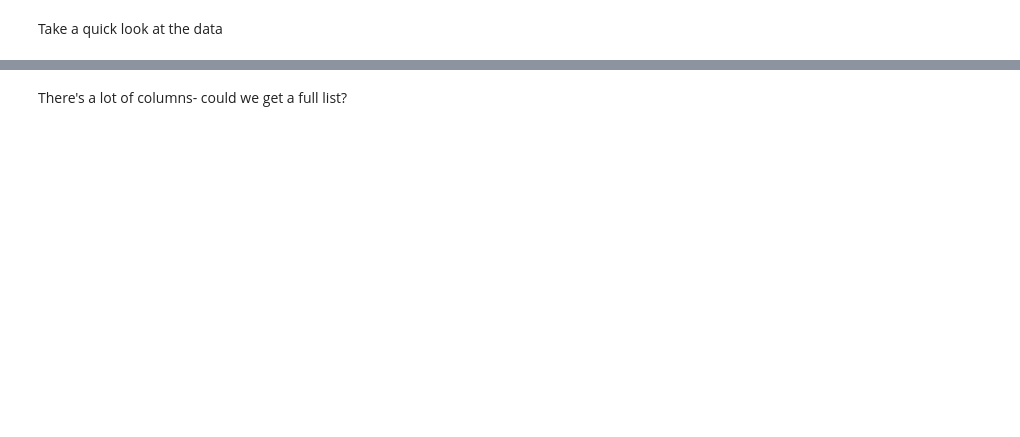
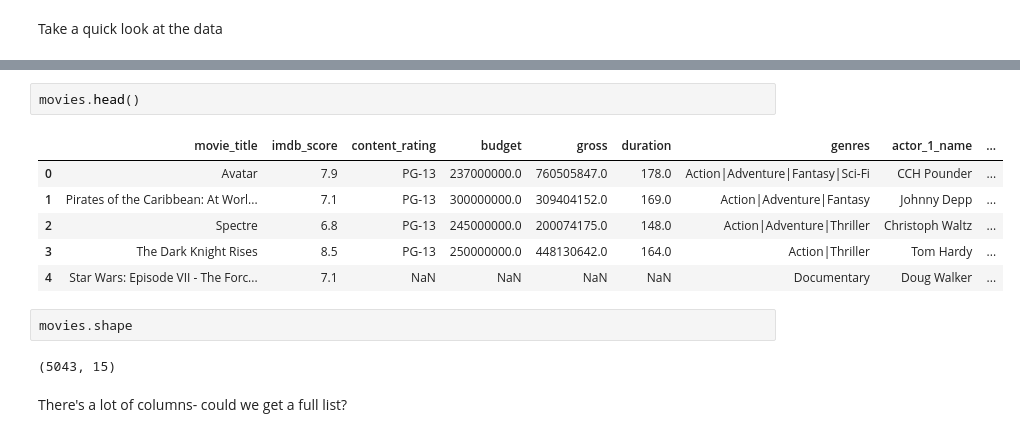
Before and after one commit to ishaandey/node, a Jupyter notebook: week-2/pandas_notes.ipynb, the cells around one changed output, grey strips where cells are left out. Cells and saved outputs as stored; diff of their text form; blank space fills up the shorter version.

```diff
--- a/week-2/pandas_notes.ipynb
+++ b/week-2/pandas_notes.ipynb
@@ -18,2 +14,15 @@ Take a quick look at the data
+# %%
+movies.head()
+# %% [output]
+|  | movie_title | imdb_score | content_rating | budget | gross | duration | genres | actor_1_name | ... |
+| 0 | Avatar | 7.9 | PG-13 | 237000000.0 | 760505847.0 | 178.0 | Action|Adventure|Fantasy|Sci-Fi | CCH Pounder | ... |
+| 1 | Pirates of the Caribbean: At Worl... | 7.1 | PG-13 | 300000000.0 | 309404152.0 | 169.0 | Action|Adventure|Fantasy | Johnny Depp | ... |
+| 2 | Spectre | 6.8 | PG-13 | 245000000.0 | 200074175.0 | 148.0 | Action|Adventure|Thriller | Christoph Waltz | ... |
+| 3 | The Dark Knight Rises | 8.5 | PG-13 | 250000000.0 | 448130642.0 | 164.0 | Action|Thriller | Tom Hardy | ... |
+| 4 | Star Wars: Episode VII - The Forc... | 7.1 | NaN | NaN | NaN | NaN | Documentary | Doug Walker | ... |
+# %%
+movies.shape
+# %% [output]
+(5043, 15)
 # %% [markdown]
 There's a lot of columns- could we get a full list?
```
Also changed, not shown: parts of 55 cells of this notebook, 7 other files.
